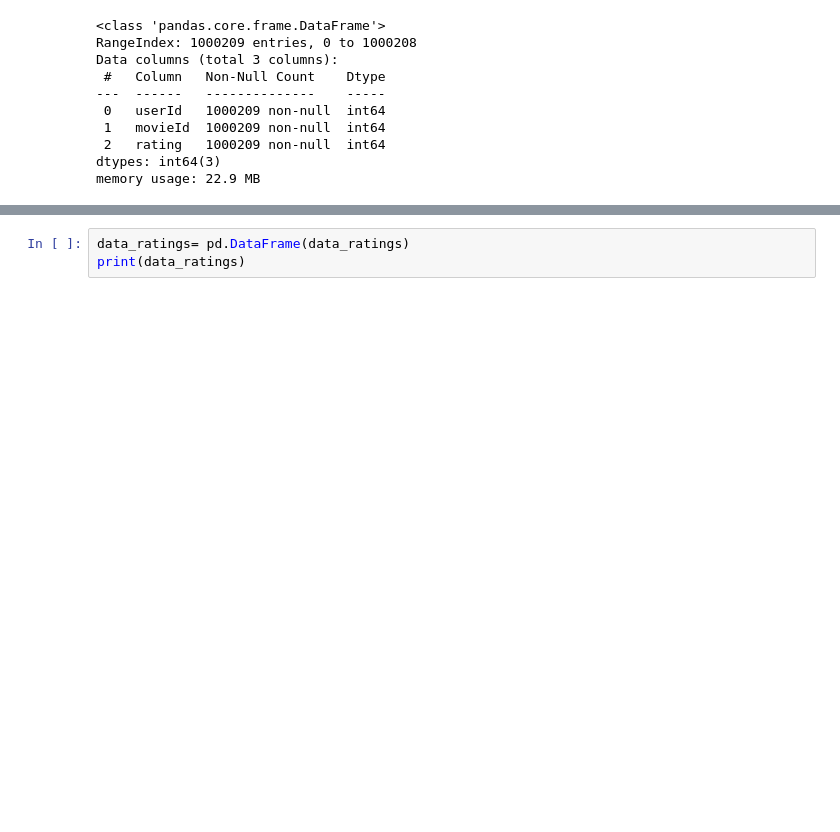
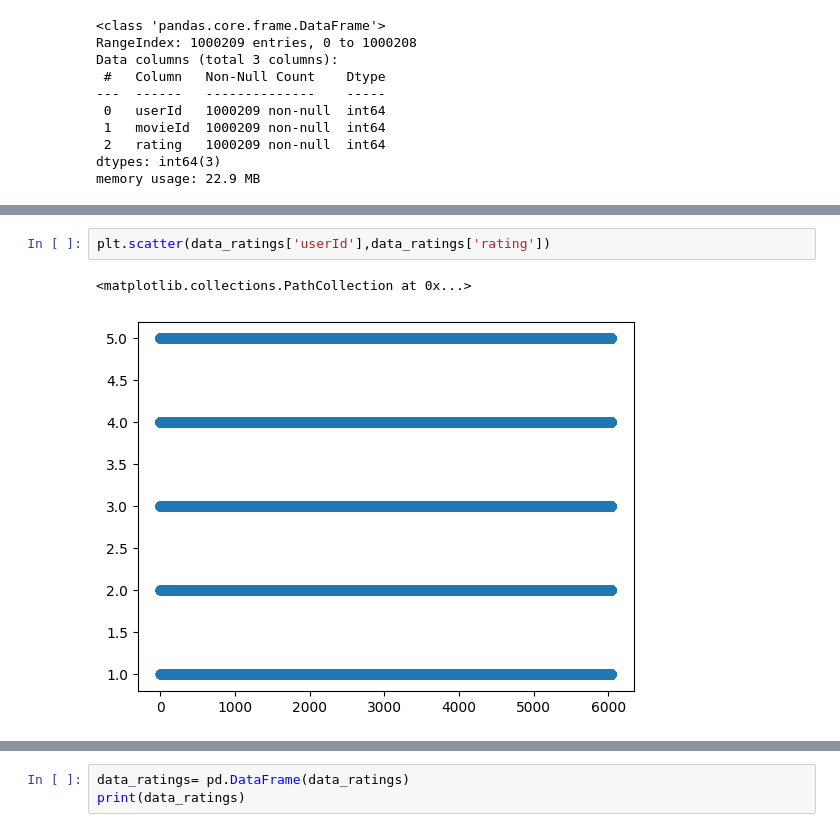
Before and after one commit to tiwaryanwesha23/Recommender-System, a Jupyter notebook: RECOMMENDER_SYSTEM.ipynb, the cells around one changed output, grey strips where cells are left out. Drawn from its saved outputs; the diff is of its cells as text; blank space fills up the shorter version.

```diff
--- a/RECOMMENDER_SYSTEM.ipynb
+++ b/RECOMMENDER_SYSTEM.ipynb
@@ -51,0 +62,5 @@ memory usage: 22.9 MB
+# %%
+plt.scatter(data_ratings['userId'],data_ratings['rating'])
+# %% [output]
+<matplotlib.collections.PathCollection at 0x...>
+[figure, added]
```
Also changed, not shown: parts of 13 cells of this notebook.
